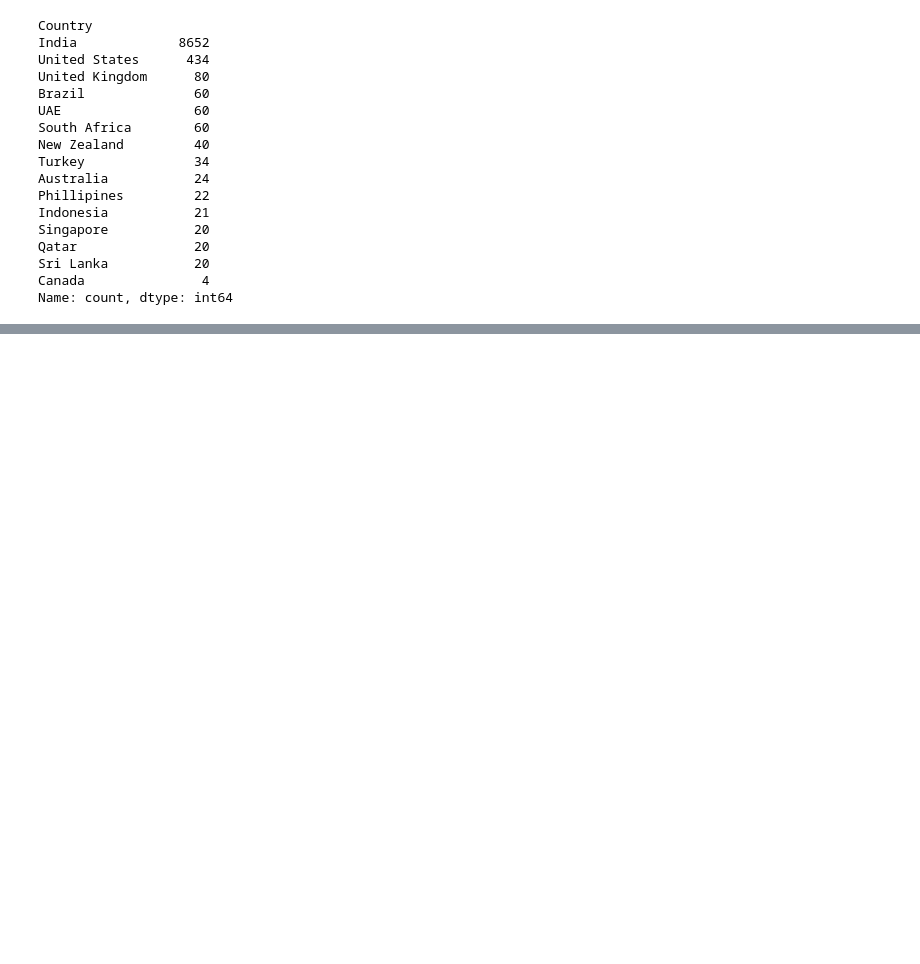
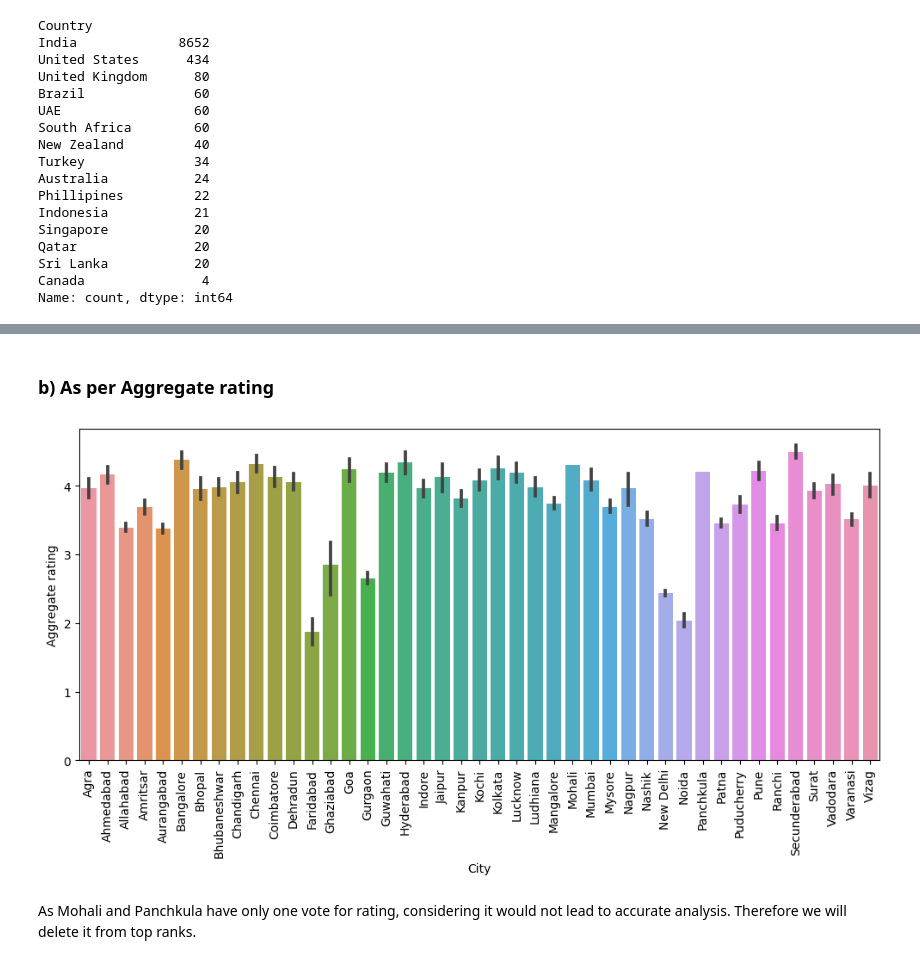
Before and after one commit to dhairyag22/Zomato-Data-Analysis, a Jupyter notebook: Analysis.ipynb, the cells around one changed output, grey strips where cells are left out. Cells and saved outputs as stored; diff of their text form; code cells hidden in the pictures; blank space fills up the shorter version.

```diff
--- a/Analysis.ipynb
+++ b/Analysis.ipynb
@@ -195,0 +232,11 @@ plt.bar(x=df.City.value_counts().index[:5],height=df.City.value_counts().values[
+# %% [markdown]
+### b) As per Aggregate rating
+# %%
+plt.figure(figsize=(12,5))
+sns.barplot(x=df['City'], y=df['Aggregate rating'])
+plt.xticks(rotation='vertical')
+plt.show()
+# %% [output]
+[figure, added]
+# %% [markdown]
+As Mohali and Panchkula have only one vote for rating, considering it would not lead to accurate analysis. Therefore we will delete it from top ranks.
```
Also changed, not shown: parts of 42 cells of this notebook.
